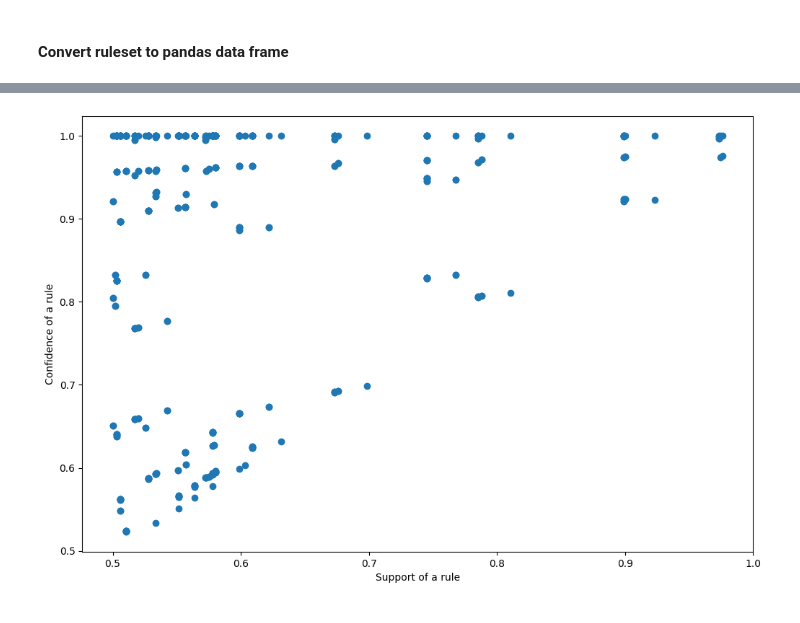
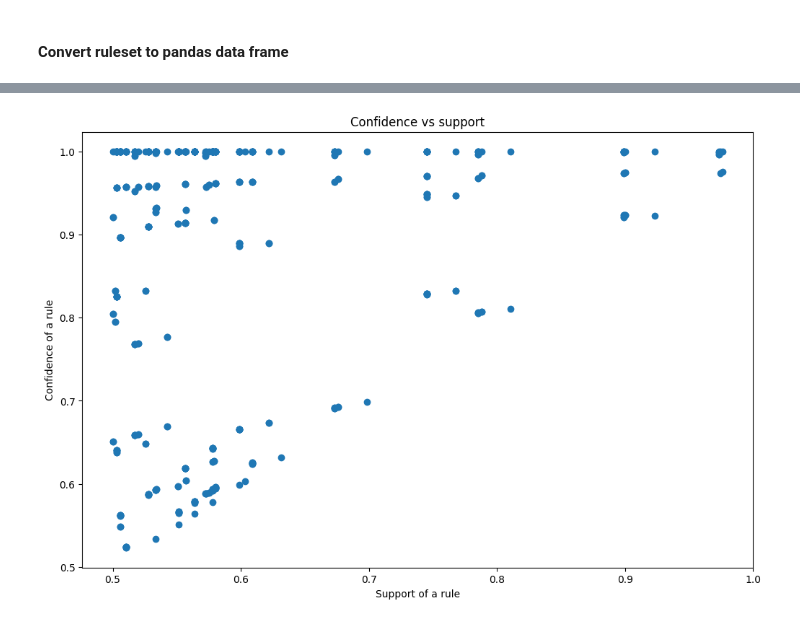
Before and after one commit to wojtasRobert/EDAMI-2020Z, a Jupyter notebook: EDAMI-project.ipynb, the cells around one changed output, grey strips where cells are left out. Drawn from its saved outputs; the diff is of its cells as text; code cells hidden in the pictures.

Commit message:
added some graphs

```diff
--- a/EDAMI-project.ipynb
+++ b/EDAMI-project.ipynb
@@ -26,7 +29,7 @@ frequentItemsets = dEclat(db, DE_params)
 # %% [markdown]
 #### Induce rules from frequent itemsets
 # %%
-RI_params = InductionControl(confidence=0.4)
+RI_params = InductionControl(confidence=0.5)
 ruleset = rulesInduction(frequentItemsets, db, RI_params)
 # %% [markdown]
 #### Convert ruleset to pandas data frame
@@ -45,8 +77,9 @@ df.head()
 # %%
 fig=plt.figure(figsize=(12,8), dpi=100)
 plt.scatter(df["support"], df["confidence"])
+plt.title("Confidence vs support")
 plt.xlabel("Support of a rule")
 plt.ylabel("Confidence of a rule")
 plt.show()
 # %% [output]
-[figure, old version]
+[figure, new version]
```
Also changed, not shown: parts of 9 cells of this notebook, 2 other files.
